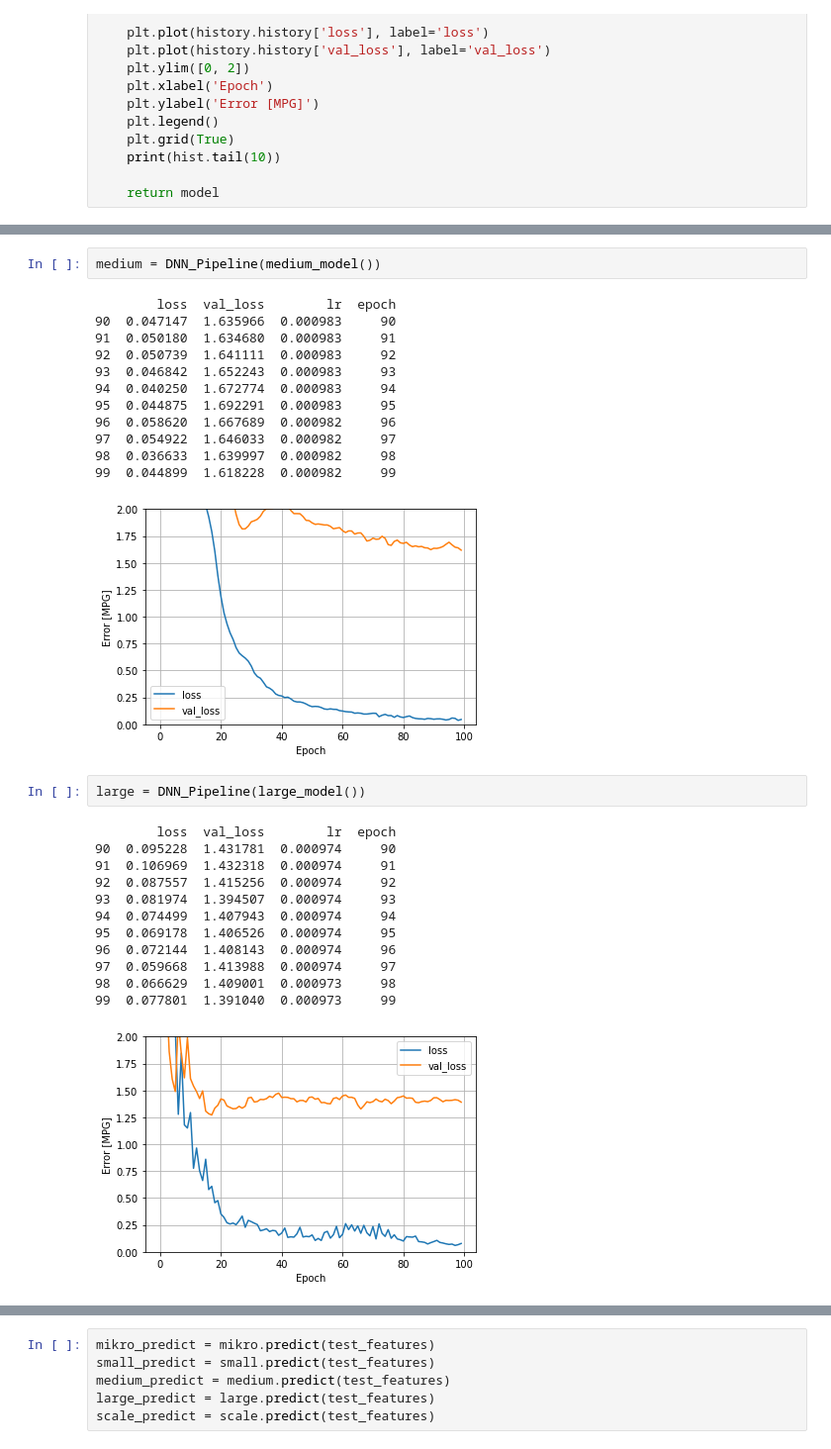
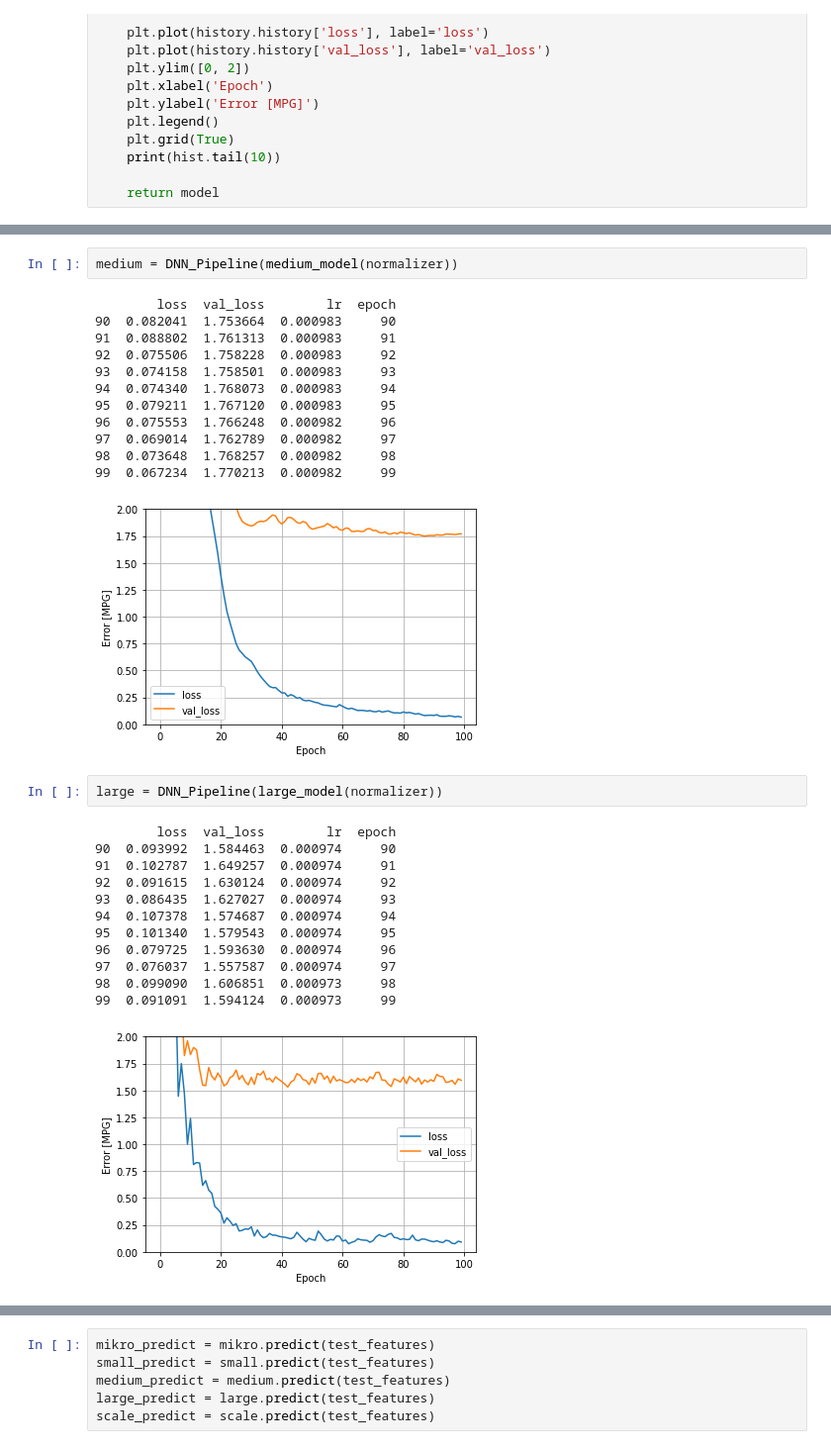
Before and after one commit to GusanwaAkbar/Traveloka-Hotel-Ranking, a Jupyter notebook: Machine-Learning/Capstone_Test_v2_(XGB,_LGBM,_CB).ipynb, the cells around one changed output, grey strips where cells are left out. Shown at 99% size. Cells and saved outputs as stored; diff of their text form.

```diff
--- a/Machine-Learning/Capstone_Test_v2_(XGB,_LGBM,_CB).ipynb
+++ b/Machine-Learning/Capstone_Test_v2_(XGB,_LGBM,_CB).ipynb
@@ -580,31 +585,31 @@ small = DNN_Pipeline(small_model())
 # %%
-medium = DNN_Pipeline(medium_model())
+medium = DNN_Pipeline(medium_model(normalizer))
 # %% [output]
         loss  val_loss        lr  epoch
-90  0.047147  1.635966  0.000983     90
-91  0.050180  1.634680  0.000983     91
-92  0.050739  1.641111  0.000983     92
-93  0.046842  1.652243  0.000983     93
-94  0.040250  1.672774  0.000983     94
-95  0.044875  1.692291  0.000983     95
-96  0.058620  1.667689  0.000982     96
-97  0.054922  1.646033  0.000982     97
-98  0.036633  1.639997  0.000982     98
-99  0.044899  1.618228  0.000982     99
+90  0.082041  1.753664  0.000983     90
+91  0.088802  1.761313  0.000983     91
+92  0.075506  1.758228  0.000983     92
+93  0.074158  1.758501  0.000983     93
+94  0.074340  1.768073  0.000983     94
+95  0.079211  1.767120  0.000983     95
+96  0.075553  1.766248  0.000982     96
+97  0.069014  1.762789  0.000982     97
+98  0.073648  1.768257  0.000982     98
+99  0.067234  1.770213  0.000982     99
-[figure, old version]
+[figure, new version]
 # %%
-large = DNN_Pipeline(large_model())
+large = DNN_Pipeline(large_model(normalizer))
 # %% [output]
         loss  val_loss        lr  epoch
-90  0.095228  1.431781  0.000974     90
-91  0.106969  1.432318  0.000974     91
-92  0.087557  1.415256  0.000974     92
-93  0.081974  1.394507  0.000974     93
-94  0.074499  1.407943  0.000974     94
-95  0.069178  1.406526  0.000974     95
-96  0.072144  1.408143  0.000974     96
-97  0.059668  1.413988  0.000974     97
-98  0.066629  1.409001  0.000973     98
-99  0.077801  1.391040  0.000973     99
+90  0.093992  1.584463  0.000974     90
+91  0.102787  1.649257  0.000974     91
+92  0.091615  1.630124  0.000974     92
+93  0.086435  1.627027  0.000974     93
+94  0.107378  1.574687  0.000974     94
+95  0.101340  1.579543  0.000974     95
+96  0.079725  1.593630  0.000974     96
+97  0.076037  1.557587  0.000974     97
+98  0.099090  1.606851  0.000973     98
+99  0.091091  1.594124  0.000973     99
-[figure, old version]
+[figure, new version]
 # %%
```
Also changed, not shown: parts of 27 cells of this notebook, 13 other files.
